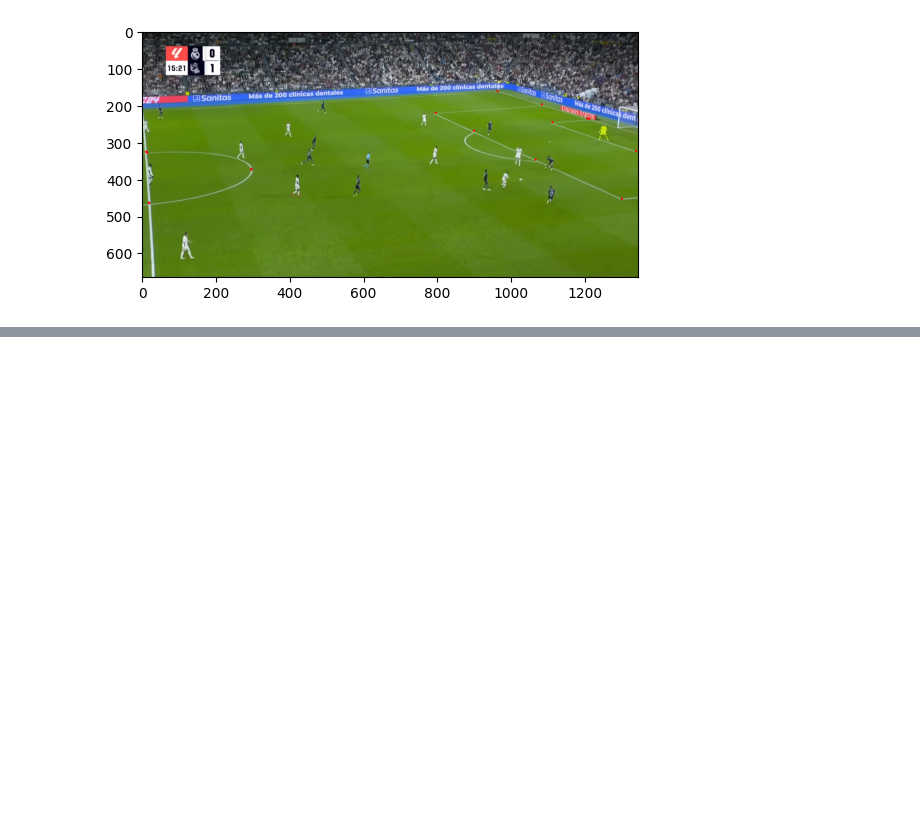
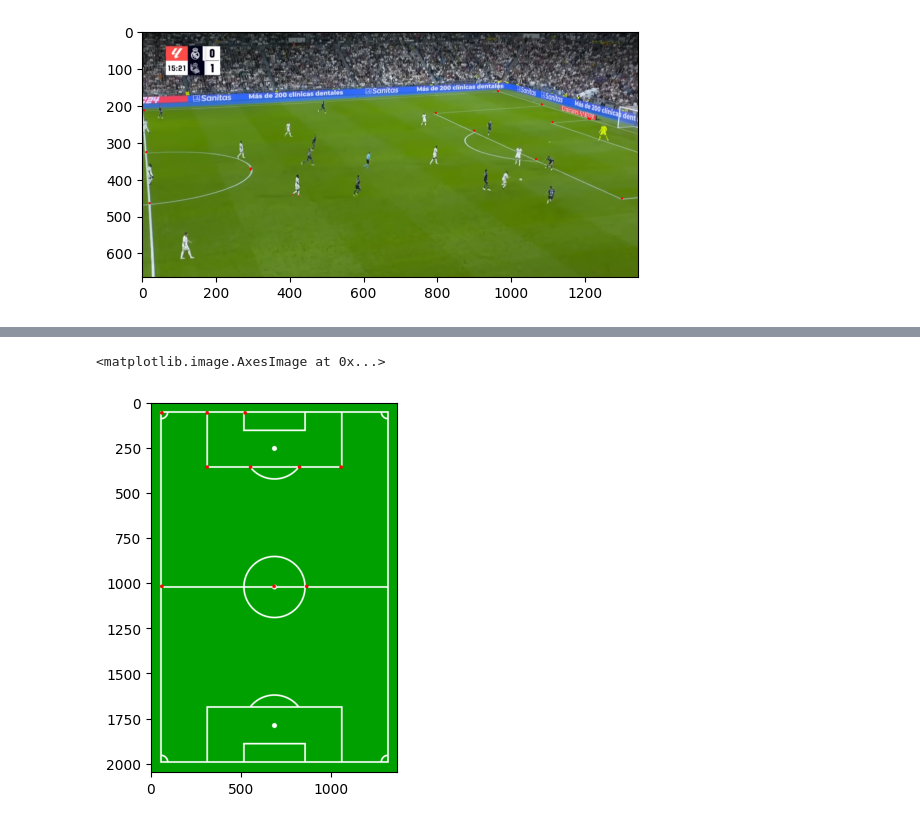
Before and after one commit to Fer14/futstats, a Jupyter notebook: homography/yolo_homograpy.ipynb, the cells around one changed output, grey strips where cells are left out. Saved outputs shown, nothing was run; the diff lists cells and outputs as text; code cells hidden in the pictures; blank space fills up the shorter version.

```diff
--- a/homography/yolo_homograpy.ipynb
+++ b/homography/yolo_homograpy.ipynb
@@ -55,3 +80,21 @@ plt.imshow(points)
 # %% [output]
 <matplotlib.image.AxesImage at 0x...>
 [figure]
+# %%
+POINT2POINT2D = {
+    "1" : (60, 60),
+    "2" : (310, 60),
+    "3" : (520, 60),
+    "4" : (850, 60),
+    "5" : (1050, 60),
+    "6" : (1300, 60),
+    "9" : (310,360),
+    "10" : (550,360),
+    "11" : (820, 360),
+    "12" : (1050, 360),
+    "13": (60, 1020),
+    "14" : (680, 1020),
+    "15" : (860, 1020),
+    "16" : (1300, 1020),
+    "c" : (680, 850),
+}
@@ -57,0 +109,24 @@ plt.imshow(points)
+# %%
+src_points = []
+dst_ponts = []
+
+
+anns_2d = field.copy()
+
+
+for detection in detections:
+    x2, y2 = detection.rect.bottom_right.int_xy_tuple
+    x1, y1 = detection.rect.top_left.int_xy_tuple
+    # get the center of the box
+    center = (int((x1 + x2) / 2),int((y1 + y2) / 2))
+    if str(detection.class_name) in POINT2POINT2D:
+        points_2d = POINT2POINT2D[str(detection.class_name)]
+        src_points.append(center)
+        dst_ponts.append(points_2d)
+        anns_2d = cv2.circle(anns_2d,points_2d, 10, (255, 0, 0), -1)
+
+
+plt.imshow(anns_2d)
+# %% [output]
+<matplotlib.image.AxesImage at 0x...>
+[figure, added]
```
Also changed, not shown: parts of 12 cells of this notebook, 5 other files.
